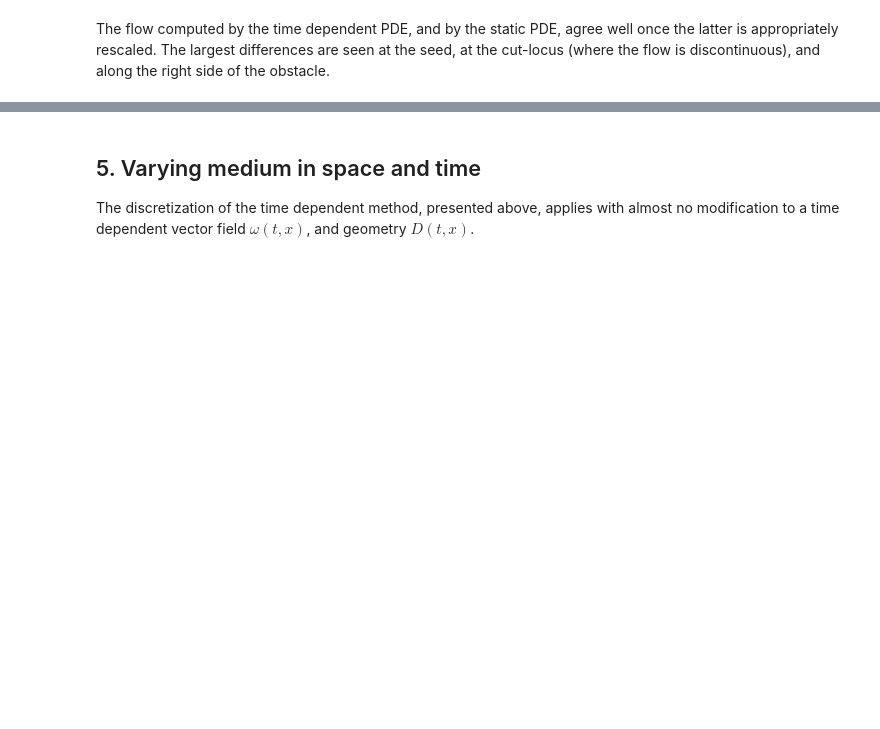
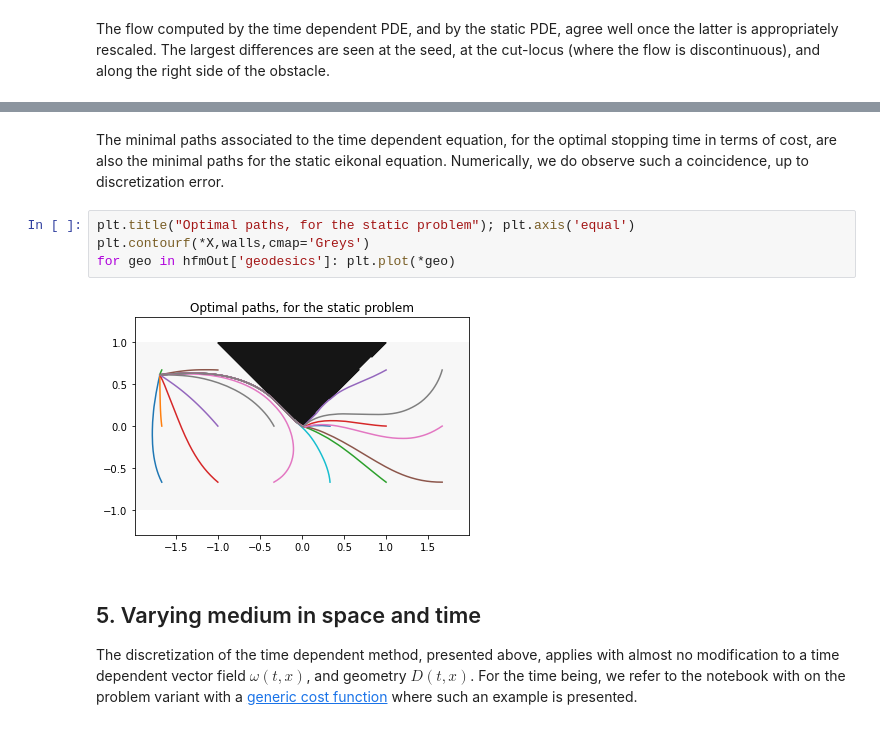
Before and after one commit to Mirebeau/AdaptiveGridDiscretizations_showcase, a Jupyter notebook: Notebooks_NonDiv/BoatRouting_Time.ipynb, the cells around one changed output, grey strips where cells are left out. Drawn from its saved outputs; the diff is of its cells as text; blank space fills up the shorter version.

```diff
--- a/Notebooks_NonDiv/BoatRouting_Time.ipynb
+++ b/Notebooks_NonDiv/BoatRouting_Time.ipynb
@@ -542,4 +627,12 @@ p.sort_stats('time').print_stats(20)
+# %% [markdown]
+The minimal paths associated to the time dependent equation, for the optimal stopping time in terms of cost, are also the minimal paths for the static eikonal equation. Numerically, we do observe such a coincidence, up to discretization error.
+# %%
+plt.title("Optimal paths, for the static problem"); plt.axis('equal')
+plt.contourf(*X,walls,cmap='Greys')
+for geo in hfmOut['geodesics']: plt.plot(*geo)
+# %% [output]
+[figure, added]
 # %% [markdown]
 ## 5. Varying medium in space and time
 
-The discretization of the time dependent method, presented above, applies with almost no modification to a time dependent vector field $\omega(t,x)$, and geometry $D(t,x)$.
+The discretization of the time dependent method, presented above, applies with almost no modification to a time dependent vector field $\omega(t,x)$, and geometry $D(t,x)$. For the time being, we refer to the notebook with on the problem variant with a [generic cost function](BoatRoutingGeneric_Time.ipynb) where such an example is presented.
```
Also changed, not shown: parts of 57 cells of this notebook, 11 other files.
